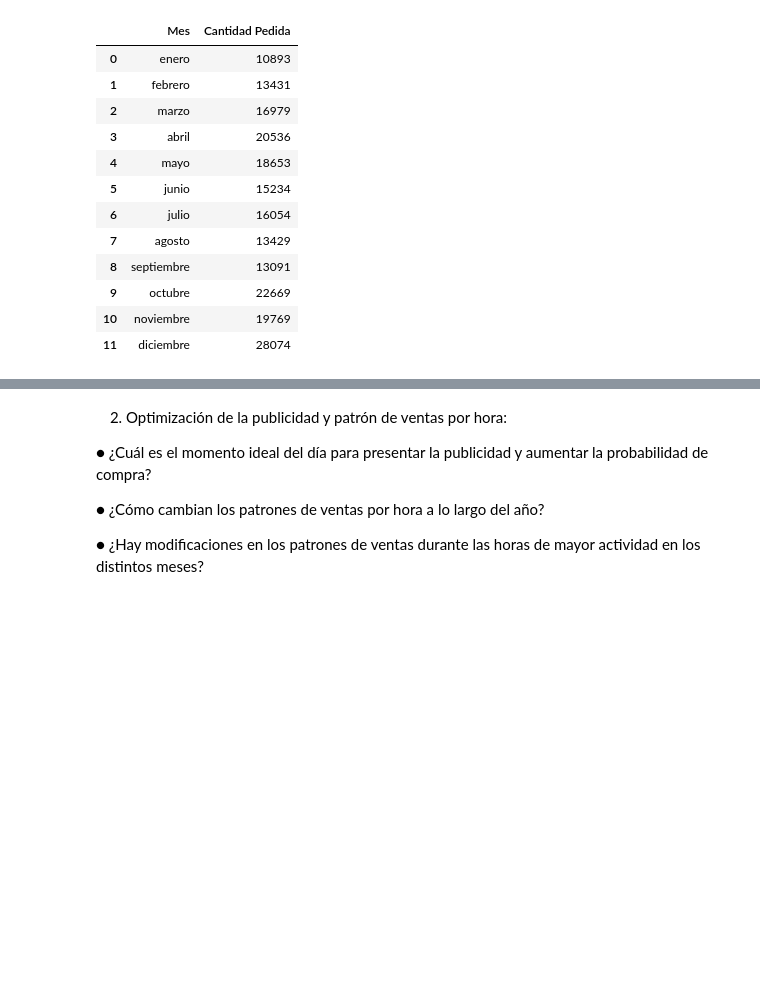
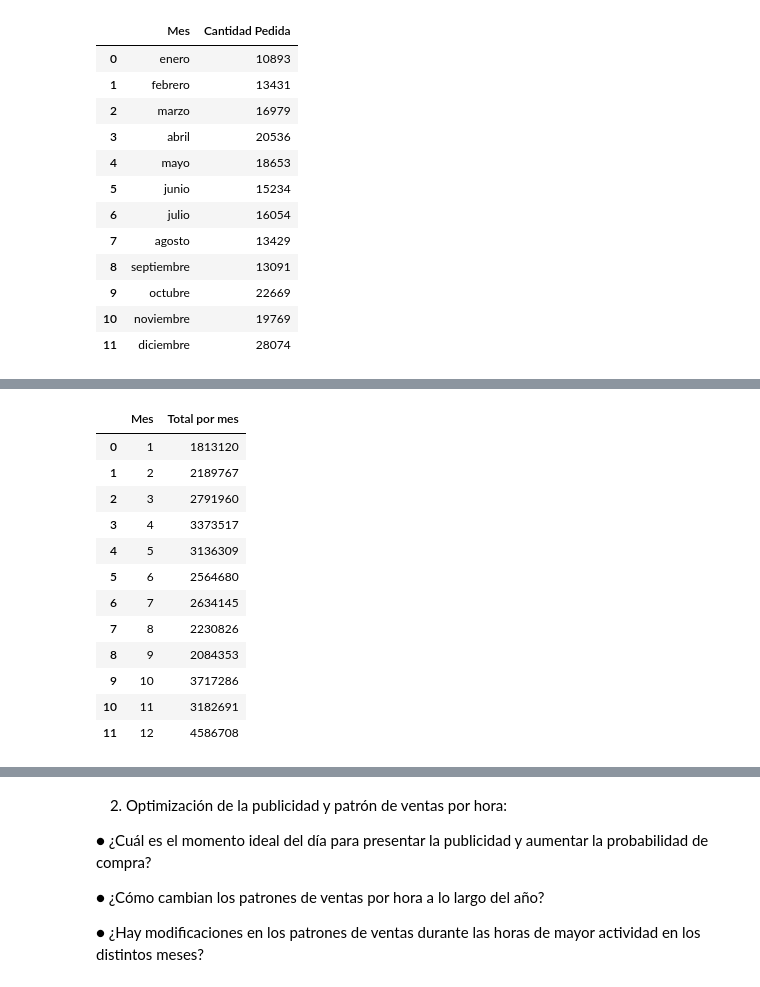
Before and after one commit to GhostMc10/E-DE-A-DE-M_Y_BIG-DATA, a Jupyter notebook: NuevoBig_6.ipynb, the cells around one changed output, grey strips where cells are left out. Cells and saved outputs as stored; diff of their text form; code cells hidden in the pictures; blank space fills up the shorter version.

```diff
--- a/NuevoBig_6.ipynb
+++ b/NuevoBig_6.ipynb
@@ -252,3 +259,31 @@ fig.update_layout(
 fig.show()
 # %% [output]
 [interactive output not drawn]
+# %%
+# Suponiendo que tienes un DataFrame llamado datos_combinados con columnas 'Mes', 'Precio Unitario' y 'Cantidad Vendida'
+# Calcula el total de ingresos para cada mes
+datos_combinados['Total Ingresos'] = datos_combinados['Precio Unitario'] * datos_combinados['Cantidad Pedida']
+
+# Agrupa los datos por mes y suma los ingresos
+total_ingresos = datos_combinados.groupby('Mes')['Total Ingresos'].sum()
+
+# Imprime el resultado
+total_ingresos
+#df_Productos2
+
+total_ingresos = pd.DataFrame({'Mes':total_ingresos.index, 'Total por mes':total_ingresos.values})
+total_ingresos
+# %% [output]
+|  | Mes | Total por mes |
+| 0 | 1 | 1813120 |
+| 1 | 2 | 2189767 |
+| 2 | 3 | 2791960 |
+| 3 | 4 | 3373517 |
+| 4 | 5 | 3136309 |
+| 5 | 6 | 2564680 |
+| 6 | 7 | 2634145 |
+| 7 | 8 | 2230826 |
+| 8 | 9 | 2084353 |
+| 9 | 10 | 3717286 |
+| 10 | 11 | 3182691 |
+| 11 | 12 | 4586708 |
```
Also changed, not shown: parts of 6 cells of this notebook.
